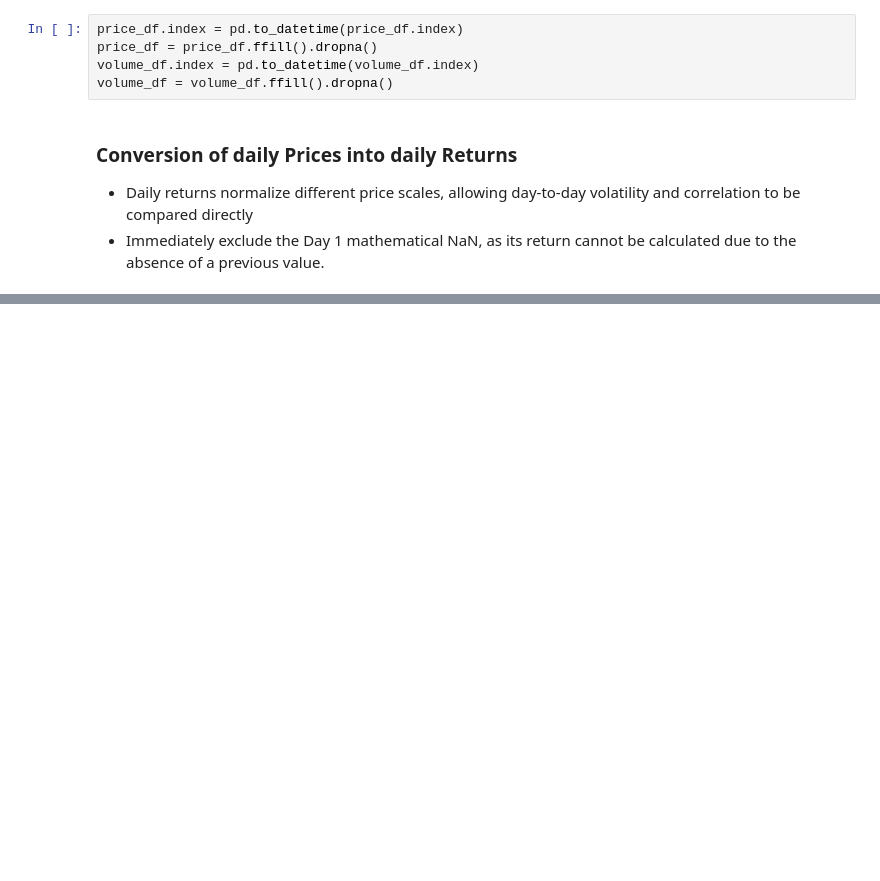
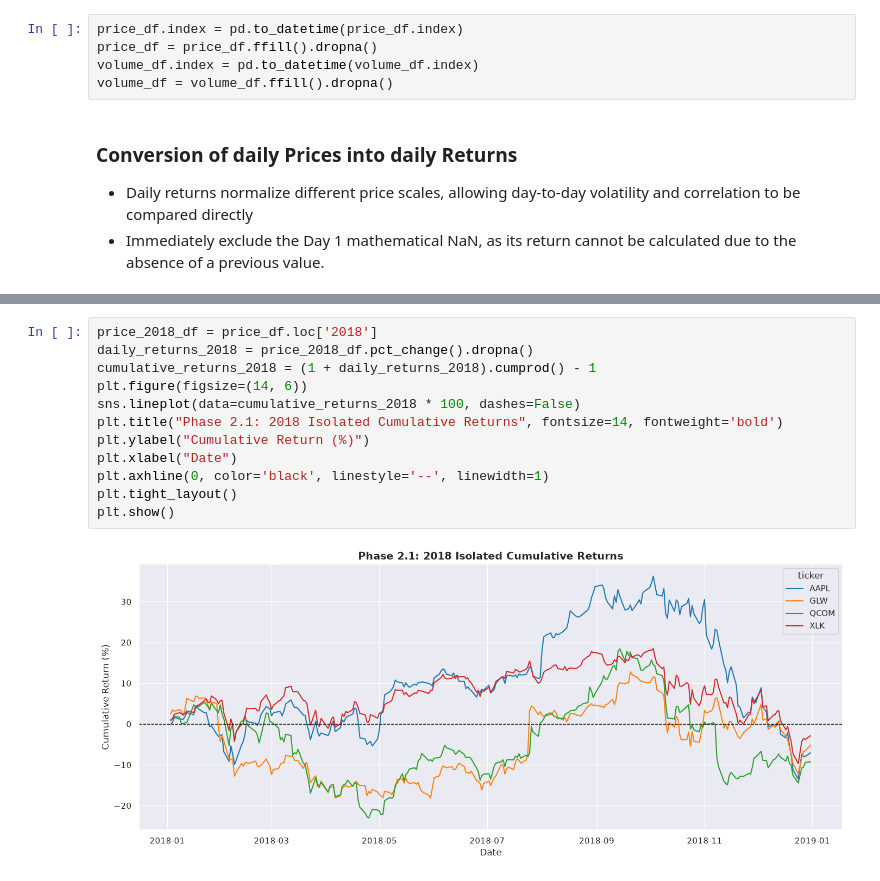
Before and after one commit to huzaifa-khan-AiMl/Financial-Supply-Chain-Ripple-Analysis, a Jupyter notebook: notebooks/Ripple_Effect_Analysis.ipynb, the cells around one changed output, grey strips where cells are left out. Cells and saved outputs as stored; diff of their text form; blank space fills up the shorter version.

```diff
--- a/notebooks/Ripple_Effect_Analysis.ipynb
+++ b/notebooks/Ripple_Effect_Analysis.ipynb
@@ -126,0 +186,14 @@ display(daily_returns.head())
+# %%
+price_2018_df = price_df.loc['2018']
+daily_returns_2018 = price_2018_df.pct_change().dropna()
+cumulative_returns_2018 = (1 + daily_returns_2018).cumprod() - 1
+plt.figure(figsize=(14, 6))
+sns.lineplot(data=cumulative_returns_2018 * 100, dashes=False)
+plt.title("Phase 2.1: 2018 Isolated Cumulative Returns", fontsize=14, fontweight='bold')
+plt.ylabel("Cumulative Return (%)")
+plt.xlabel("Date")
+plt.axhline(0, color='black', linestyle='--', linewidth=1)
+plt.tight_layout()
+plt.show()
+# %% [output]
+[figure, added]
```
Also changed, not shown: parts of 16 cells of this notebook.
